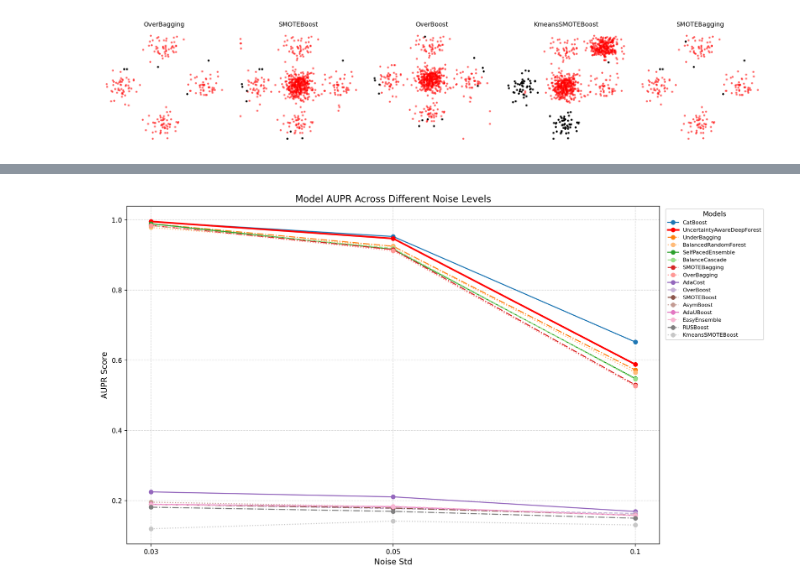
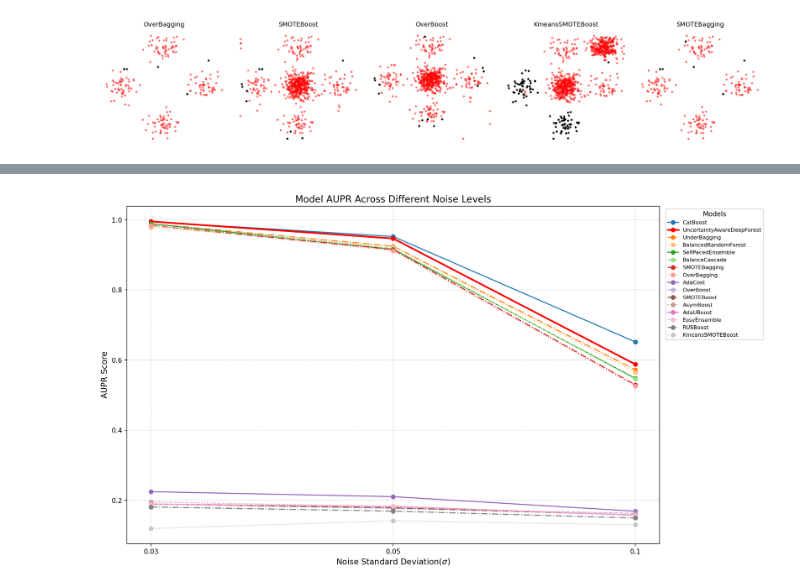
Before and after one commit to papazhu1/DGBDF, a Jupyter notebook: model/compared_in_checkboard_noisy_3.ipynb, the cells around one changed output, grey strips where cells are left out. Drawn from its saved outputs; the diff is of its cells as text; code cells hidden in the pictures.

```diff
--- a/model/compared_in_checkboard_noisy_3.ipynb
+++ b/model/compared_in_checkboard_noisy_3.ipynb
@@ -533,32 +533,32 @@ sorted_models = sorted(final_scores, key=lambda x: x[1], reverse=True)
 # 修改 x 轴标签为指定的值
 new_x_labels = ["0.03", "0.05", "0.1"]
 
 # 绘制性能折线图
 plt.figure(figsize=(14, 8), dpi=200)
 
 # 定义颜色和线条样式
 linestyles = ['-', '--', '-.', ':']
 colors = plt.cm.tab20.colors  # 颜色从 tab20 调色板选取
 highlight_model = "UncertaintyAwareDeepForest"
 
 # 按排序后的顺序绘图
 for i, (model, _) in enumerate(sorted_models):
     scores = performance_results[model]
     if any(score is not None for score in scores):
         valid_scores = [score if score is not None else np.nan for score in scores]
         linestyle = linestyles[i % len(linestyles)]
         color = colors[i % len(colors)]
         if model == highlight_model:
             plt.plot(new_x_labels, valid_scores, marker='o', linestyle='-', linewidth=2.5, label=model, color="red")
         else:
             plt.plot(new_x_labels, valid_scores, marker='o', linestyle=linestyle, label=model, color=color)
 
 plt.title("Model AUPR Across Different Noise Levels", fontsize=14)
-plt.xlabel("Noise Std", fontsize=12)
+plt.xlabel("Noise Standard Deviation($\\sigma$)", fontsize=12)
 plt.ylabel("AUPR Score", fontsize=12)
 plt.grid(True, linestyle='--', alpha=0.5)  # 添加网格线
 plt.legend(loc='upper right', bbox_to_anchor=(1.2, 1), title="Models", fontsize=8)
 plt.tight_layout()
 plt.show()
 # %% [output]
-[figure, old version]
+[figure, new version]
```
Also changed, not shown: 23 other files.
